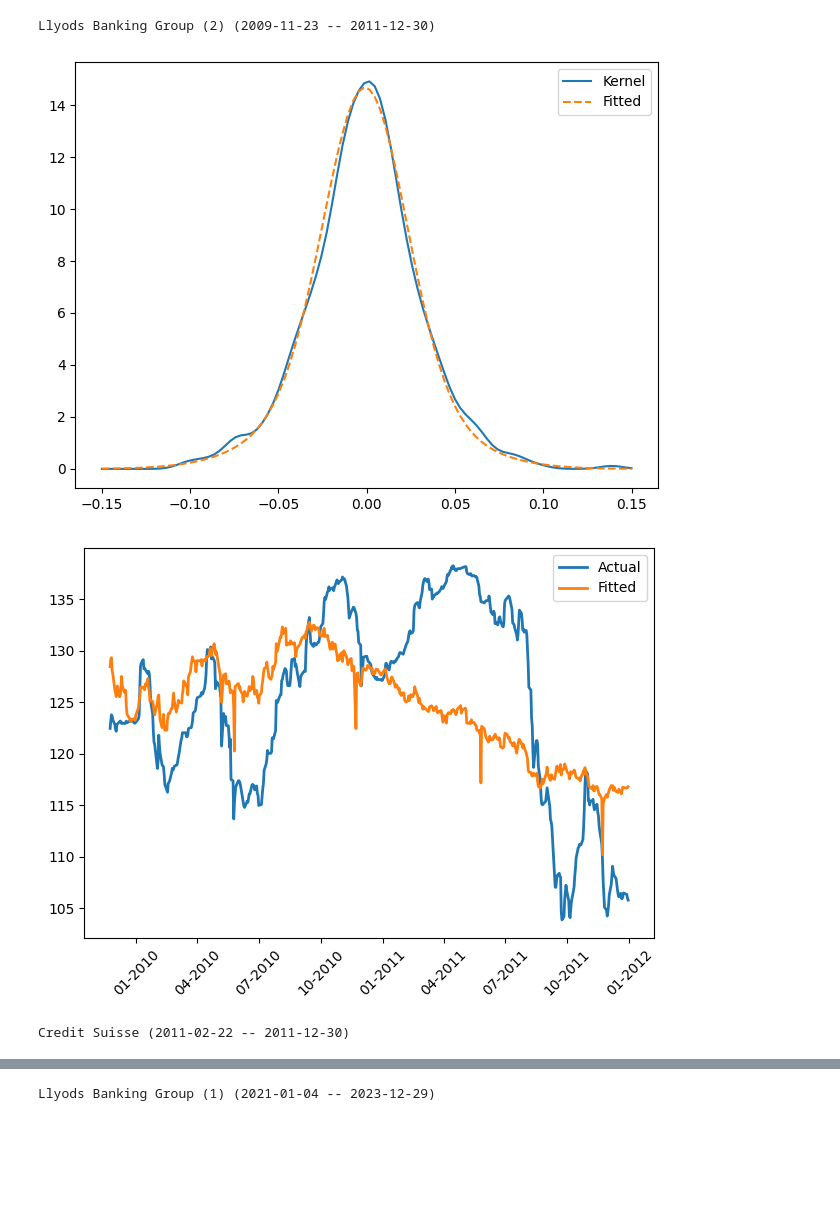
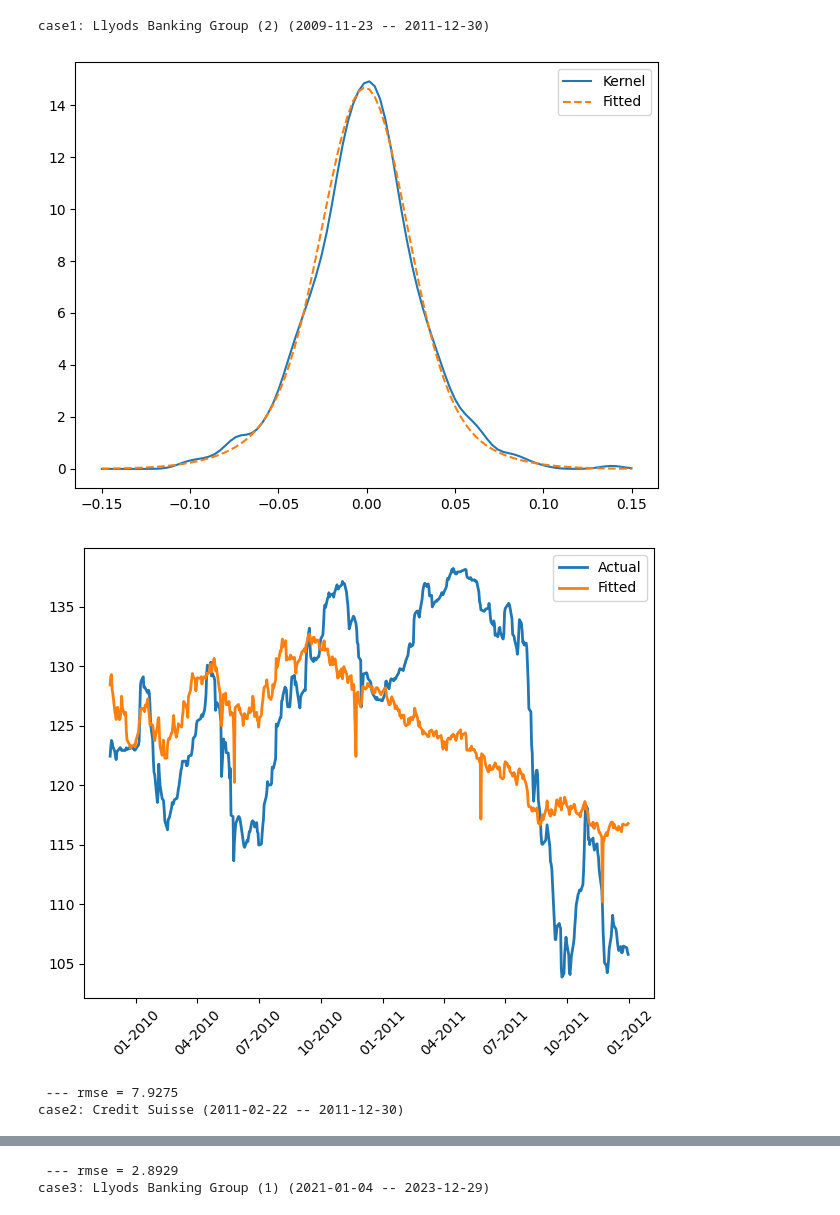
Before and after one commit to LeonCaesa/CoCo, a Jupyter notebook: code/plot_generation.ipynb, the cells around one changed output, grey strips where cells are left out. Saved outputs shown, nothing was run; the diff lists cells and outputs as text; code cells hidden in the pictures; blank space fills up the shorter version.

```diff
--- a/code/plot_generation.ipynb
+++ b/code/plot_generation.ipynb
@@ -18,7 +18,7 @@ maturity_c_dict = {'case1': [10, 0.15/2, 20, 'Llyods Banking Group (2)'],
 
 #for process_case in ['case1', 'case2', 'case3', 'case4']:
 for process_case in ['case1','case2', 'case3', 'case4', 'case5']:
-#for process_case in ['case3']:
+#for process_case in ['case4']:
 
     # [read parameterrs]
     coco_param = pd.read_csv('../param/CoCo_' + process_case + '.csv')
@@ -27,7 +27,7 @@ for process_case in ['case1','case2', 'case3', 'case4', 'case5']:
     if process_case =='case4':
         (loss, l1, b, a, mu, sigma,
      l2, muV, sigmaV, eta,
-    k1, xi1, k2, xi2, l32) = list(pd.read_csv('../param/Intervention0130_Credit_Suisse_Data_13-23.csv').squeeze())
+    k1, xi1, k2, xi2, l32) = list(pd.read_csv('../param/Intervention0131_Credit_Suisse_Data_13-23.csv').squeeze())
 
         ignore_gov = False
         pricing_period = ['1/1/2020', '3/17/2023']
@@ -40,9 +40,6 @@ for process_case in ['case1','case2', 'case3', 'case4', 'case5']:
         pricing_period = None
         gamma = 1
         loss_coco, p, w, Jbar, wbar = coco_param.iloc[0].values
-
-
-
 
 
 
@@ -67,7 +64,7 @@ for process_case in ['case1','case2', 'case3', 'case4', 'case5']:
     t0 = np.array(range(data.index.shape[0]))/252
 
 
-    print(title + ' (' + pricing_period[0] + ' -- ' + pricing_period[1] + ')')
+    print(process_case + ': ' + title + ' (' + pricing_period[0] + ' -- ' + pricing_period[1] + ')')
 
     if process_case in ['case3', 'case4', 'case5']:
         cet_data = pd.read_excel('../data/Charlie1124/' + process_case + '/data-' + process_case + '.xlsx', sheet_name=1)
@@ -130,34 +127,37 @@ for process_case in ['case1','case2', 'case3', 'case4', 'case5']:
                                      l2, l32, muV, sigmaV, sigma,
                                      ignore_gov=ignore_gov, St = St,gamma = gamma,
                                      cet = cet_value
                                     )
 
 
     rmse_loss = np.sqrt(np.mean((model_price - coco_price) ** 2))
 
     #ax = fig.add_subplot(132)
+    plt.figure(figsize=(6.4, 5.4))
     plt.plot(data.index, coco_price, label = 'Actual',  linewidth=2.0)
     plt.plot(data.index, model_price,  label = 'Fitted', linewidth=2.0)
     plt.legend()
     #plt.ylabel('CoCo price', fontsize=ft_size)
     #plt.xlabel('Date', fontsize=ft_size)
     plt.xticks(rotation=45)
     plt.gca().xaxis.set_major_formatter(mdates.DateFormatter('%m-%Y'))
     plt.tight_layout()
     #plt.title('CoCo Price' + ' --- rmse = ' + str(rmse_loss.round(4)), fontsize=ft_size)
 
     #plt.title('CoCo Price' + ' --- rmse = ' + str(rmse_loss.round(4)), y= - 0.3, fontsize=ft_size)
     plt.savefig('../figure/casestudies/CoCo' + process_case + '.png', format='png', dpi=200)
     plt.show()
 
+    print(' --- rmse = ' + str(rmse_loss.round(4)))
 
     pred_df = pd.DataFrame([coco_price, model_price, St]).T
     pred_df.columns = ['actual', 'model', 'stock']
     pred_df.index = data.index
     pred_df.to_csv('../figure/casestudies/' + process_case + '.csv', index = False)
 # %% [output]
-Llyods Banking Group (2) (2009-11-23 -- 2011-12-30)
+case1: Llyods Banking Group (2) (2009-11-23 -- 2011-12-30)
 [figure]
-[figure, old version]
+[figure, new version]
-Credit Suisse (2011-02-22 -- 2011-12-30)
+ --- rmse = 7.9275
+case2: Credit Suisse (2011-02-22 -- 2011-12-30)
 [figure]
@@ -165 +165,2 @@ Credit Suisse (2011-02-22 -- 2011-12-30)
-Llyods Banking Group (1) (2021-01-04 -- 2023-12-29)
+ --- rmse = 2.8929
+case3: Llyods Banking Group (1) (2021-01-04 -- 2023-12-29)
```
Also changed, not shown: parts of 14 cells of this notebook, 42 other files.
